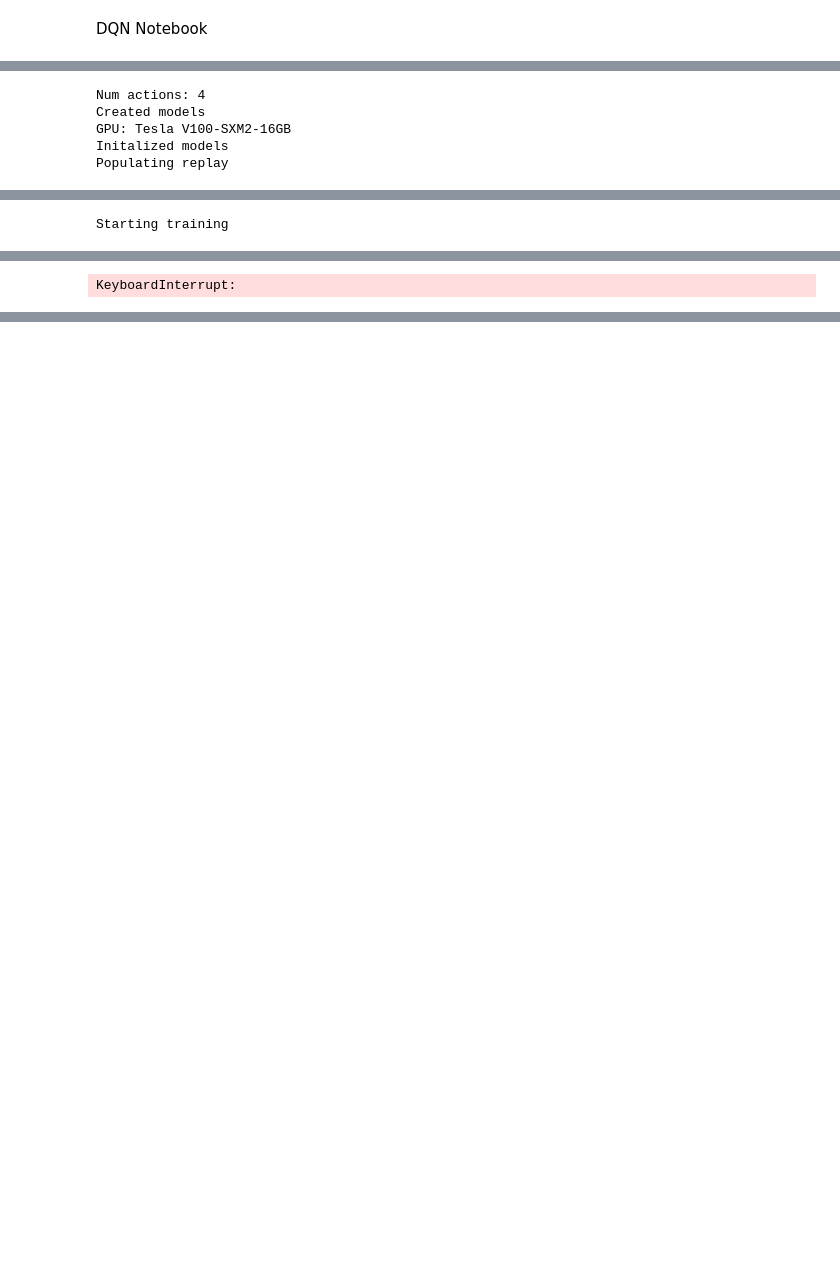
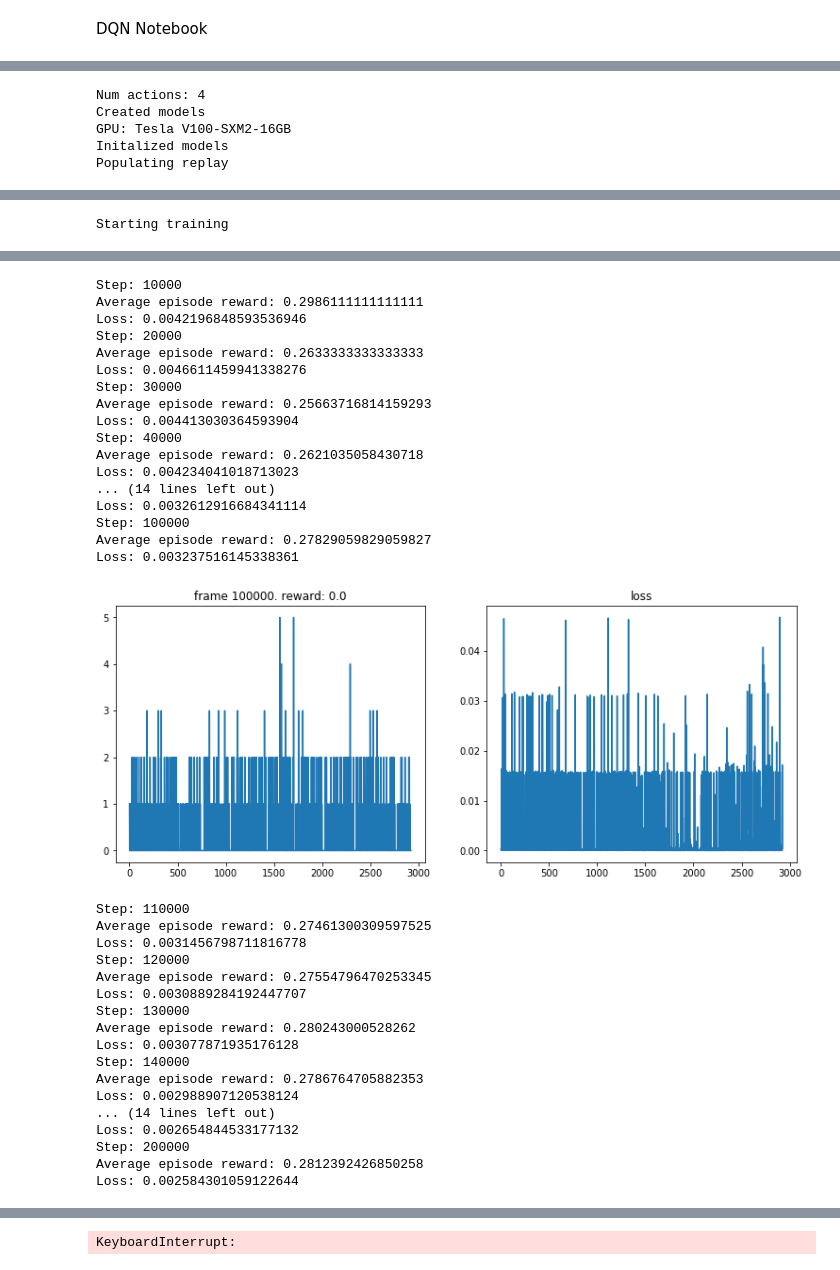
Before and after one commit to wizeng23/DQNBreakout, a Jupyter notebook: dqn.ipynb, the cells around one changed output, grey strips where cells are left out. Drawn from its saved outputs; the diff is of its cells as text; code cells hidden in the pictures; blank space fills up the shorter version.

```diff
--- a/dqn.ipynb
+++ b/dqn.ipynb
@@ -11,14 +9,49 @@ The autoreload extension is already loaded. To reload it, use:
 %autoreload 2
 # %%
 env_name = 'BreakoutNoFrameskip-v4'
-train_dqn(env_name)
+exp_name = 'dqn'
+train_dqn(env_name, exp_name)
 # %% [output]
 Num actions: 4
 Created models
 GPU: Tesla V100-SXM2-16GB
 Initalized models
 Populating replay
 [interactive output not drawn]
 Starting training
 [interactive output not drawn]
-KeyboardInterrupt:
+Step: 10000
+Average episode reward: 0.2986111111111111
+Loss: 0.0042196848593536946
+Step: 20000
+Average episode reward: 0.2633333333333333
+Loss: 0.0046611459941338276
+Step: 30000
+Average episode reward: 0.25663716814159293
+Loss: 0.004413030364593904
+Step: 40000
+Average episode reward: 0.2621035058430718
+Loss: 0.004234041018713023
+... (14 lines left out)
+Loss: 0.0032612916684341114
+Step: 100000
+Average episode reward: 0.27829059829059827
+Loss: 0.003237516145338361
+[figure, added]
+Step: 110000
+Average episode reward: 0.27461300309597525
+Loss: 0.0031456798711816778
+Step: 120000
+Average episode reward: 0.27554796470253345
+Loss: 0.0030889284192447707
+Step: 130000
+Average episode reward: 0.280243000528262
+Loss: 0.003077871935176128
+Step: 140000
+Average episode reward: 0.2786764705882353
+Loss: 0.002988907120538124
+... (14 lines left out)
+Loss: 0.002654844533177132
+Step: 200000
+Average episode reward: 0.2812392426850258
+Loss: 0.002584301059122644
@@ -24,0 +71 @@ KeyboardInterrupt:
+KeyboardInterrupt:
```
Also changed, not shown: parts of 4 cells of this notebook, 2 other files.
